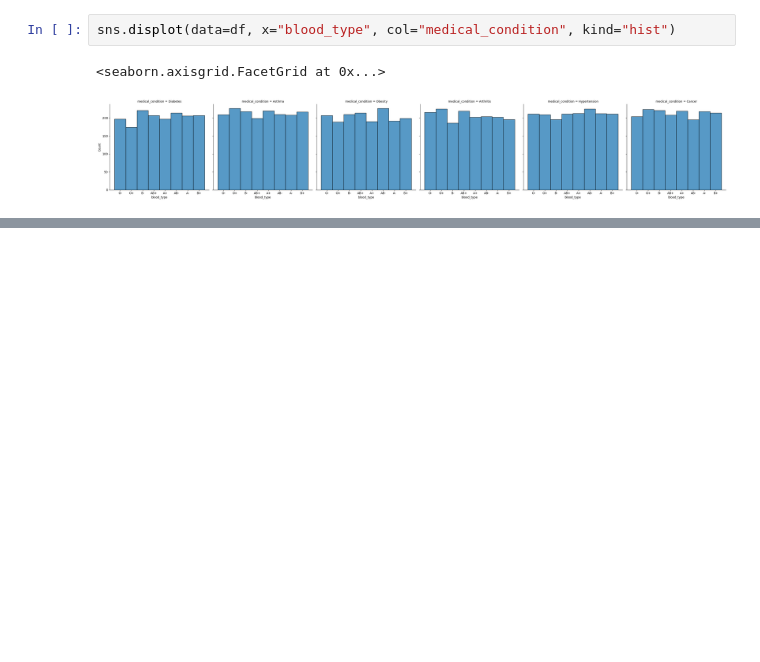
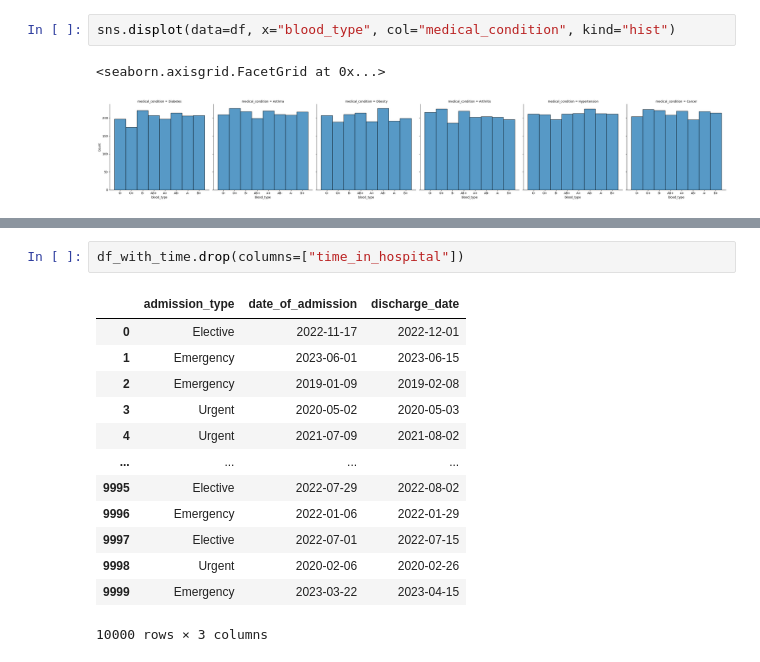
Before and after one commit to Dan-I-El/Healthcare-data-analysis, a Jupyter notebook: analysis.ipynb, the cells around one changed output, grey strips where cells are left out. Drawn from its saved outputs; the diff is of its cells as text; blank space fills up the shorter version.

```diff
--- a/analysis.ipynb
+++ b/analysis.ipynb
@@ -308,0 +358,16 @@ sns.displot(data=df, x="blood_type", col="medical_condition", kind="hist")
+# %%
+df_with_time.drop(columns=["time_in_hospital"])
+# %% [output]
+|  | admission_type | date_of_admission | discharge_date |
+| 0 | Elective | 2022-11-17 | 2022-12-01 |
+| 1 | Emergency | 2023-06-01 | 2023-06-15 |
+| 2 | Emergency | 2019-01-09 | 2019-02-08 |
+| 3 | Urgent | 2020-05-02 | 2020-05-03 |
+| 4 | Urgent | 2021-07-09 | 2021-08-02 |
+| ... | ... | ... | ... |
+| 9995 | Elective | 2022-07-29 | 2022-08-02 |
+| 9996 | Emergency | 2022-01-06 | 2022-01-29 |
+| 9997 | Elective | 2022-07-01 | 2022-07-15 |
+| 9998 | Urgent | 2020-02-06 | 2020-02-26 |
+| 9999 | Emergency | 2023-03-22 | 2023-04-15 |
+10000 rows × 3 columns
```
Also changed, not shown: parts of 9 cells of this notebook.
